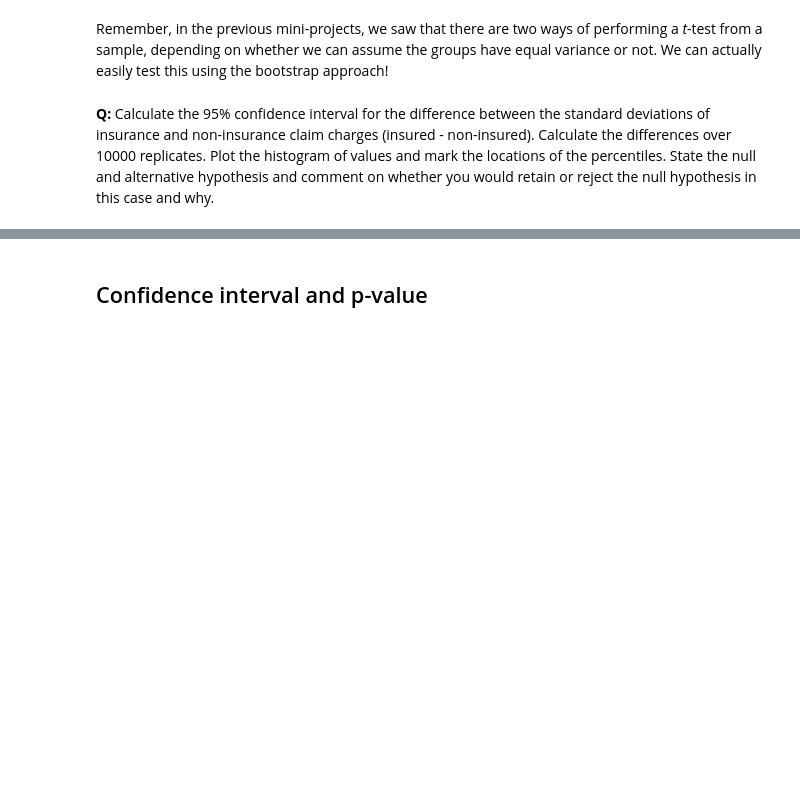
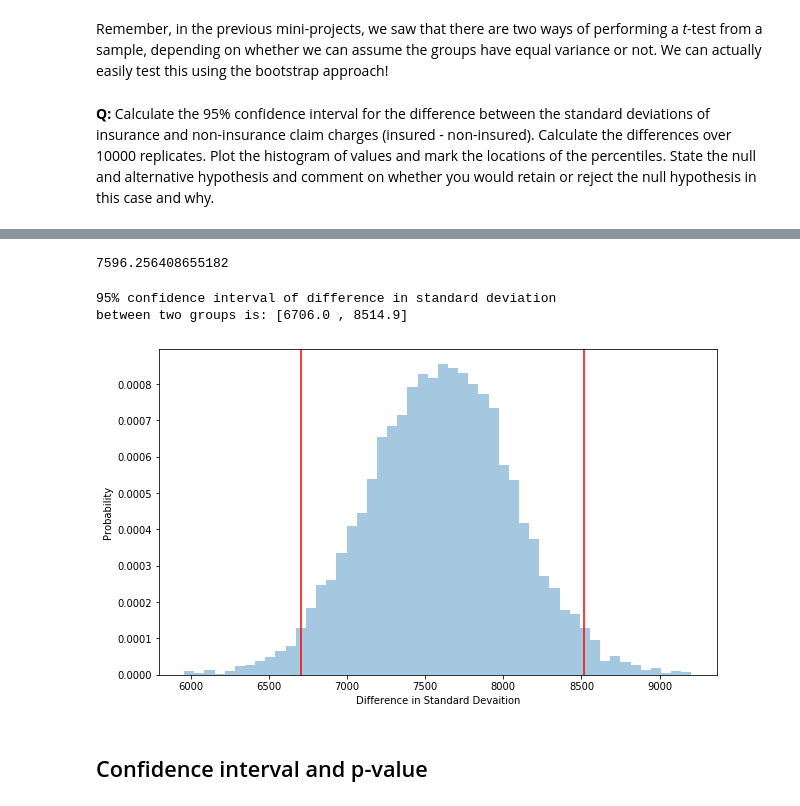
Before and after one commit to ravibilla/springboard-dst, a Jupyter notebook: bootstrap_inference/inferential_statistics_2-Q.ipynb, the cells around one changed output, grey strips where cells are left out. Drawn from its saved outputs; the diff is of its cells as text; code cells hidden in the pictures; blank space fills up the shorter version.

Commit message:
bootstrap inference mini project submission

```diff
--- a/bootstrap_inference/inferential_statistics_2-Q.ipynb
+++ b/bootstrap_inference/inferential_statistics_2-Q.ipynb
@@ -60,3 +80,54 @@ __A:__
+# %%
+def bootstrap_replicate_1d(data, func):
+    """Generate bootstrap replicate of 1D data."""
+    bs_sample = np.random.choice(data, len(data))
+    return func(bs_sample)
+
+def draw_bs_reps(data, func, size=1):
+    """Draw bootstrap replicates."""
+
+    # Initialize array of replicates: bs_replicates
+    bs_replicates = np.empty(size)
+
+    # Generate replicates
+    for i in range(size):
+        bs_replicates[i] = bootstrap_replicate_1d(data, func)
+
+    return bs_replicates
+# %%
+# Insured and Un-insured
+insured = np.array(med_charges[med_charges['insuranceclaim']==1].charges)
+uninsured = np.array(med_charges[med_charges['insuranceclaim']==0].charges)
+
+# Observed difference of standard deviation
+obs_diff_std = np.std(insured) - np.std(uninsured)
+obs_diff_std
+# %% [output]
+7596.256408655182
+# %%
+# Bootstrapped difference of standard deviation
+bs_diff_std = draw_bs_reps(insured, np.std, size=10000) - draw_bs_reps(uninsured, np.std, size=10000)
+bs_diff_std
+
+# 95% confidence interval
+ci_95 = np.percentile(bs_diff_std, [2.5, 97.5])
+
+print("95% confidence interval of difference in standard deviation \nbetween two groups is: [{:.1f} , {:.1f}]".format(ci_95[0],ci_95[1]))
+# %% [output]
+95% confidence interval of difference in standard deviation
+between two groups is: [6706.0 , 8514.9]
+# %%
+# Histogram
+fig, ax = plt.subplots()
+fig.set_size_inches(10, 6)
+sns.distplot(bs_diff_std, norm_hist=True, kde=False, ax=ax)
+plt.axvline(ci_95[0], color='red')
+plt.axvline(ci_95[1], color='red')
+plt.xlabel('Difference in Standard Devaition')
+plt.ylabel('Probability')
+plt.show()
+# %% [output]
+[figure, added]
 # %% [markdown]
 ## Confidence interval and p-value
 # %% [markdown]
```
Also changed, not shown: parts of 22 cells of this notebook, 1 other file.
